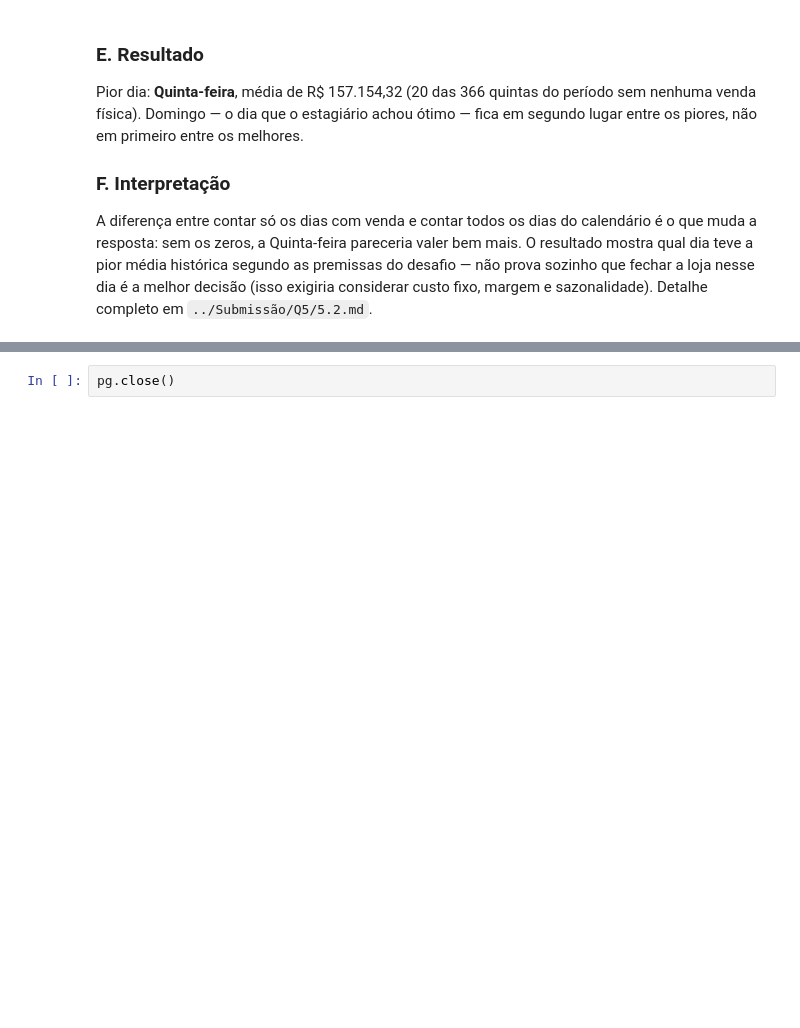
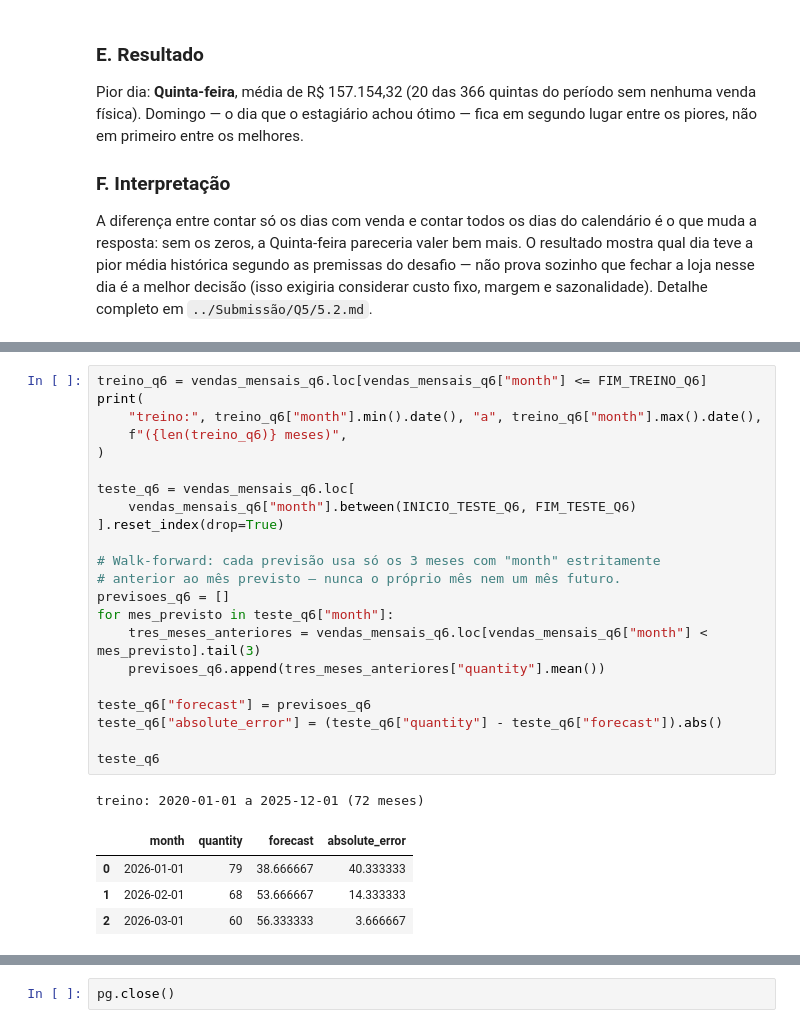
Before and after one commit to maurotessarolojunior/lh-nautical-2026-2, a Jupyter notebook: notebooks/lh_nautical.ipynb, the cells around one changed output, grey strips where cells are left out. Cells and saved outputs as stored; diff of their text form; blank space fills up the shorter version.

```diff
--- a/notebooks/lh_nautical.ipynb
+++ b/notebooks/lh_nautical.ipynb
@@ -407,0 +485,28 @@ A diferença entre contar só os dias com venda e contar todos os dias do calend
+# %%
+treino_q6 = vendas_mensais_q6.loc[vendas_mensais_q6["month"] <= FIM_TREINO_Q6]
+print(
+    "treino:", treino_q6["month"].min().date(), "a", treino_q6["month"].max().date(),
+    f"({len(treino_q6)} meses)",
+)
+
+teste_q6 = vendas_mensais_q6.loc[
+    vendas_mensais_q6["month"].between(INICIO_TESTE_Q6, FIM_TESTE_Q6)
+].reset_index(drop=True)
+
+# Walk-forward: cada previsão usa só os 3 meses com "month" estritamente
+# anterior ao mês previsto — nunca o próprio mês nem um mês futuro.
+previsoes_q6 = []
+for mes_previsto in teste_q6["month"]:
+    tres_meses_anteriores = vendas_mensais_q6.loc[vendas_mensais_q6["month"] < mes_previsto].tail(3)
+    previsoes_q6.append(tres_meses_anteriores["quantity"].mean())
+
+teste_q6["forecast"] = previsoes_q6
+teste_q6["absolute_error"] = (teste_q6["quantity"] - teste_q6["forecast"]).abs()
+
+teste_q6
+# %% [output]
+treino: 2020-01-01 a 2025-12-01 (72 meses)
+|  | month | quantity | forecast | absolute_error |
+| 0 | 2026-01-01 | 79 | 38.666667 | 40.333333 |
+| 1 | 2026-02-01 | 68 | 53.666667 | 14.333333 |
+| 2 | 2026-03-01 | 60 | 56.333333 | 3.666667 |
```
Also changed, not shown: parts of 8 cells of this notebook, 3 other files.
